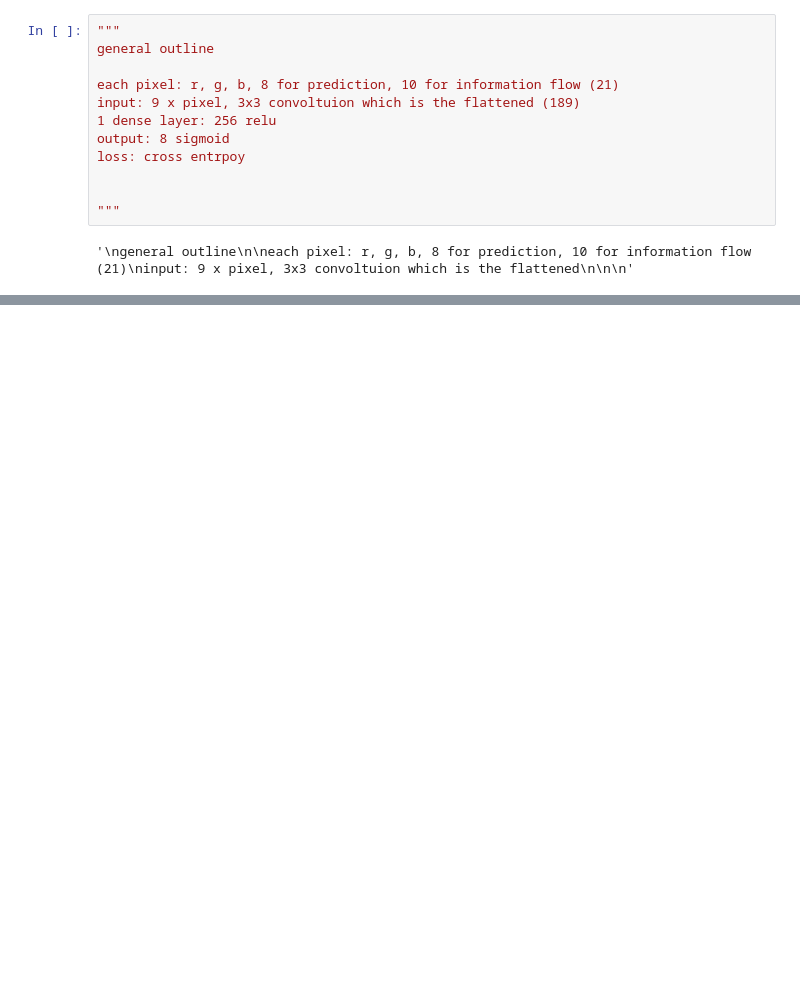
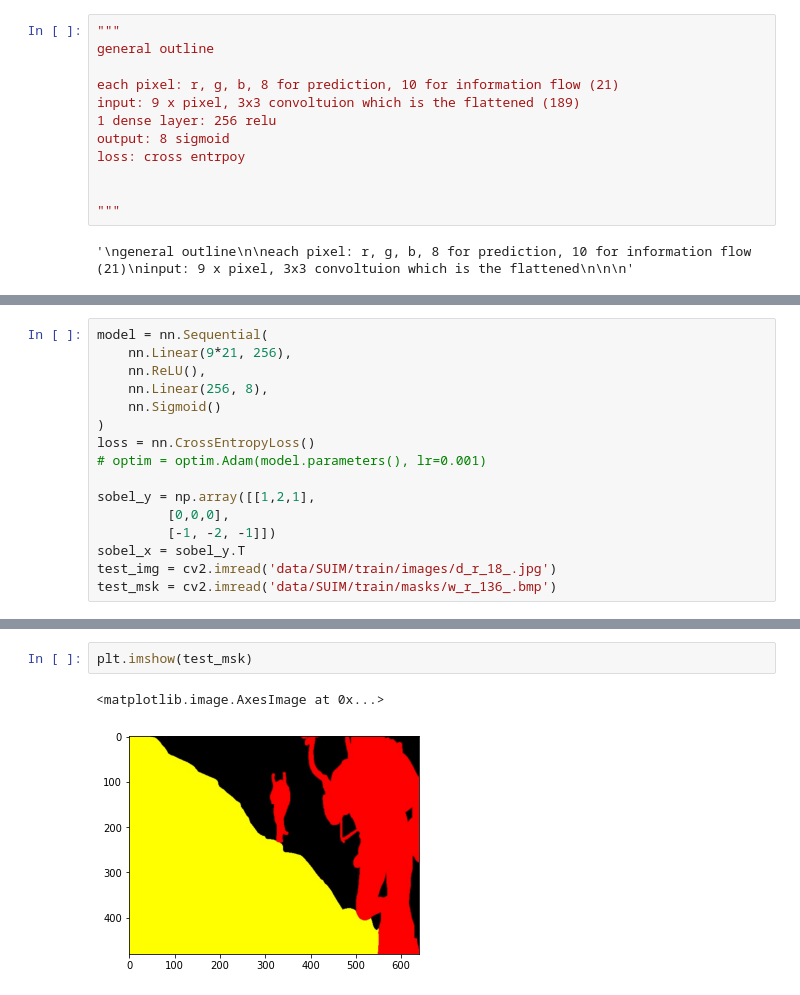
Before and after one commit to chickengods/Reccurent_Image_Segmentation, a Jupyter notebook: Experiment_1.ipynb, the cells around one changed output, grey strips where cells are left out. Cells and saved outputs as stored; diff of their text form; blank space fills up the shorter version.

```diff
--- a/Experiment_1.ipynb
+++ b/Experiment_1.ipynb
@@ -31,0 +112,16 @@ model = nn.Sequential(
+# %%
+model = nn.Sequential(
+    nn.Linear(9*21, 256),
+    nn.ReLU(),
+    nn.Linear(256, 8),
+    nn.Sigmoid()
+)
+loss = nn.CrossEntropyLoss()
+# optim = optim.Adam(model.parameters(), lr=0.001)
+
+sobel_y = np.array([[1,2,1],
+         [0,0,0],
+         [-1, -2, -1]])
+sobel_x = sobel_y.T
+test_img = cv2.imread('data/SUIM/train/images/d_r_18_.jpg')
+test_msk = cv2.imread('data/SUIM/train/masks/w_r_136_.bmp')
@@ -31,0 +187,5 @@ model = nn.Sequential(
+# %%
+plt.imshow(test_msk)
+# %% [output]
+<matplotlib.image.AxesImage at 0x...>
+[figure, added]
```
Also changed, not shown: parts of 19 cells of this notebook, 1 other file.
